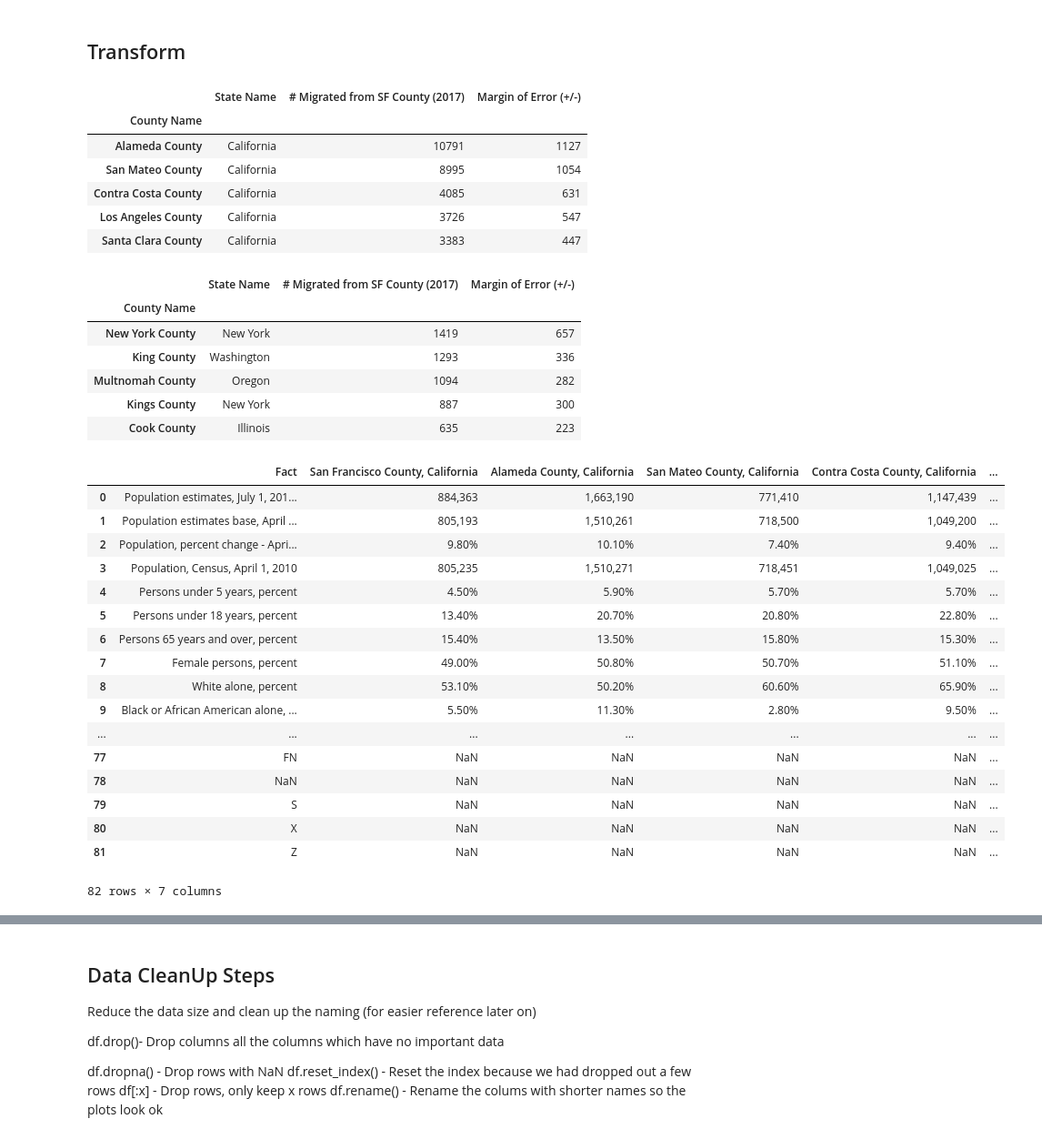
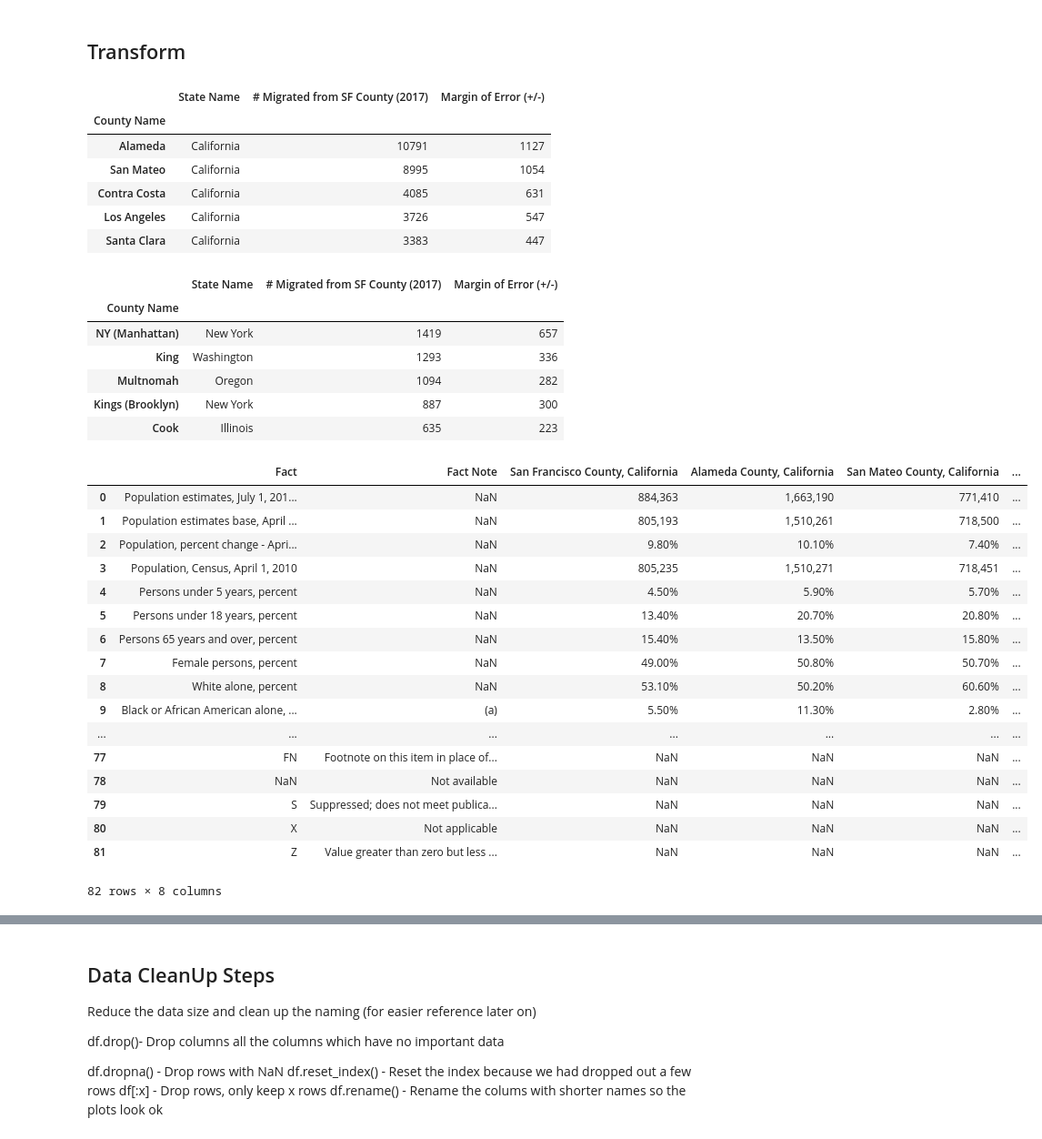
Before and after one commit to sn95033/ETL-Census-Data, a Jupyter notebook: Escape-the-Bay Database.ipynb, the cells around one changed output, grey strips where cells are left out. Shown at 91% size. Cells and saved outputs as stored; diff of their text form; code cells hidden in the pictures.

```diff
--- a/Escape-the-Bay Database.ipynb
+++ b/Escape-the-Bay Database.ipynb
@@ -74,17 +69,22 @@ sf_to_ca = sf_to_ca.rename(columns={"Total": "# Migrated from SF County (2017)"}
 
 sftoca_summary = sf_to_ca.iloc[:5,3:7]
 
+# Clean up Employer category. Replace 'Self Employed' and 'Self' with 'Self-Employed'
+sftoca_summary['County Name'] = sftoca_summary['County Name'].replace(
+    {'Alameda County': 'Alameda', 'San Mateo County': 'San Mateo', "Contra Costa County":'Contra Costa',
+     "Los Angeles County":'Los Angeles', 'Santa Clara County':'Santa Clara'})
+
 sftoca_summary.to_csv('ca_destinations.csv')
 sftoca_summary = sftoca_summary.set_index(["County Name"])
 sftoca_summary.head()
 # %% [output]
 |  | State Name | # Migrated from SF County (2017) | Margin of Error (+/-) |
 | County Name |  |  |  |
-| Alameda County | California | 10791 | 1127 |
-| San Mateo County | California | 8995 | 1054 |
-| Contra Costa County | California | 4085 | 631 |
-| Los Angeles County | California | 3726 | 547 |
-| Santa Clara County | California | 3383 | 447 |
+| Alameda | California | 10791 | 1127 |
+| San Mateo | California | 8995 | 1054 |
+| Contra Costa | California | 4085 | 631 |
+| Los Angeles | California | 3726 | 547 |
+| Santa Clara | California | 3383 | 447 |
 # %%
 #  Top destinations moving outside of CA
 
@@ -97,6 +97,10 @@ sf_not_ca.head(5)
 sf_not_ca = sf_not_ca.rename(columns={"Total": "# Migrated from SF County (2017)"})
 
 sfnotca_summary = sf_not_ca.iloc[:5,3:7]
+sfnotca_summary['County Name'] = sfnotca_summary['County Name'].replace(
+    {'New York County': 'NY (Manhattan)', 'King County': 'King', "Multnomah County":'Multnomah',
+     "Kings County":'Kings (Brooklyn)', 'Cook County':'Cook'})
+
 sfnotca_summary = sfnotca_summary.set_index(["County Name"])
 
 sfnotca_summary.to_csv('non_ca_destinations.csv')
@@ -104,44 +108,44 @@ sfnotca_summary.head()
 # %% [output]
 |  | State Name | # Migrated from SF County (2017) | Margin of Error (+/-) |
 | County Name |  |  |  |
-| New York County | New York | 1419 | 657 |
-| King County | Washington | 1293 | 336 |
-| Multnomah County | Oregon | 1094 | 282 |
-| Kings County | New York | 887 | 300 |
-| Cook County | Illinois | 635 | 223 |
+| NY (Manhattan) | New York | 1419 | 657 |
+| King | Washington | 1293 | 336 |
+| Multnomah | Oregon | 1094 | 282 |
+| Kings (Brooklyn) | New York | 887 | 300 |
+| Cook | Illinois | 635 | 223 |
 # %%
 #  Extract the QuickFacts data in CA and outside CA
 california_df = pd.read_csv('Quick Facts-California.csv')
 
-column_titles = ['Fact',
-                'San Francisco County, California',
-                'Alameda County, California',
-                 'San Mateo County, California',
-                'Contra Costa County, California',
-                 'Los Angeles County, California',
-                'Santa Clara County, California']
+#column_titles = ['Fact',
+#                'San Francisco County, California',
+#                'Alameda County, California',
+#                 'San Mateo County, California',
+#                'Contra Costa County, California',
+#                 'Los Angeles County, California',
+#                'Santa Clara County, California']
 
-california_df = california_df.reindex(columns = column_titles)
+#california_df = california_df.reindex(columns = column_titles)
 california_df
 # %% [output]
-|  | Fact | San Francisco County, California | Alameda County, California | San Mateo County, California | Contra Costa County, California | ... |
-| 0 | Population estimates, July 1, 201... | 884,363 | 1,663,190 | 771,410 | 1,147,439 | ... |
-| 1 | Population estimates base, April ... | 805,193 | 1,510,261 | 718,500 | 1,049,200 | ... |
-| 2 | Population, percent change - Apri... | 9.80% | 10.10% | 7.40% | 9.40% | ... |
-| 3 | Population, Census, April 1, 2010 | 805,235 | 1,510,271 | 718,451 | 1,049,025 | ... |
-| 4 | Persons under 5 years, percent | 4.50% | 5.90% | 5.70% | 5.70% | ... |
-| 5 | Persons under 18 years, percent | 13.40% | 20.70% | 20.80% | 22.80% | ... |
-| 6 | Persons 65 years and over, percent | 15.40% | 13.50% | 15.80% | 15.30% | ... |
-| 7 | Female persons, percent | 49.00% | 50.80% | 50.70% | 51.10% | ... |
-| 8 | White alone, percent | 53.10% | 50.20% | 60.60% | 65.90% | ... |
-| 9 | Black or African American alone, ... | 5.50% | 11.30% | 2.80% | 9.50% | ... |
+|  | Fact | Fact Note | San Francisco County, California | Alameda County, California | San Mateo County, California | ... |
+| 0 | Population estimates, July 1, 201... | NaN | 884,363 | 1,663,190 | 771,410 | ... |
+| 1 | Population estimates base, April ... | NaN | 805,193 | 1,510,261 | 718,500 | ... |
+| 2 | Population, percent change - Apri... | NaN | 9.80% | 10.10% | 7.40% | ... |
+| 3 | Population, Census, April 1, 2010 | NaN | 805,235 | 1,510,271 | 718,451 | ... |
+| 4 | Persons under 5 years, percent | NaN | 4.50% | 5.90% | 5.70% | ... |
+| 5 | Persons under 18 years, percent | NaN | 13.40% | 20.70% | 20.80% | ... |
+| 6 | Persons 65 years and over, percent | NaN | 15.40% | 13.50% | 15.80% | ... |
+| 7 | Female persons, percent | NaN | 49.00% | 50.80% | 50.70% | ... |
+| 8 | White alone, percent | NaN | 53.10% | 50.20% | 60.60% | ... |
+| 9 | Black or African American alone, ... | (a) | 5.50% | 11.30% | 2.80% | ... |
 | ... | ... | ... | ... | ... | ... | ... |
-| 77 | FN | NaN | NaN | NaN | NaN | ... |
-| 78 | NaN | NaN | NaN | NaN | NaN | ... |
-| 79 | S | NaN | NaN | NaN | NaN | ... |
-| 80 | X | NaN | NaN | NaN | NaN | ... |
-| 81 | Z | NaN | NaN | NaN | NaN | ... |
+| 77 | FN | Footnote on this item in place of... | NaN | NaN | NaN | ... |
+| 78 | NaN | Not available | NaN | NaN | NaN | ... |
+| 79 | S | Suppressed; does not meet publica... | NaN | NaN | NaN | ... |
+| 80 | X | Not applicable | NaN | NaN | NaN | ... |
+| 81 | Z | Value greater than zero but less ... | NaN | NaN | NaN | ... |
-82 rows × 7 columns
+82 rows × 8 columns
 # %%
 out_df = pd.read_csv('Quick Facts- Outside CA.csv')
 out_df.drop(columns = ["Fact Note"], inplace=True)
```
Also changed, not shown: parts of 8 cells of this notebook.
